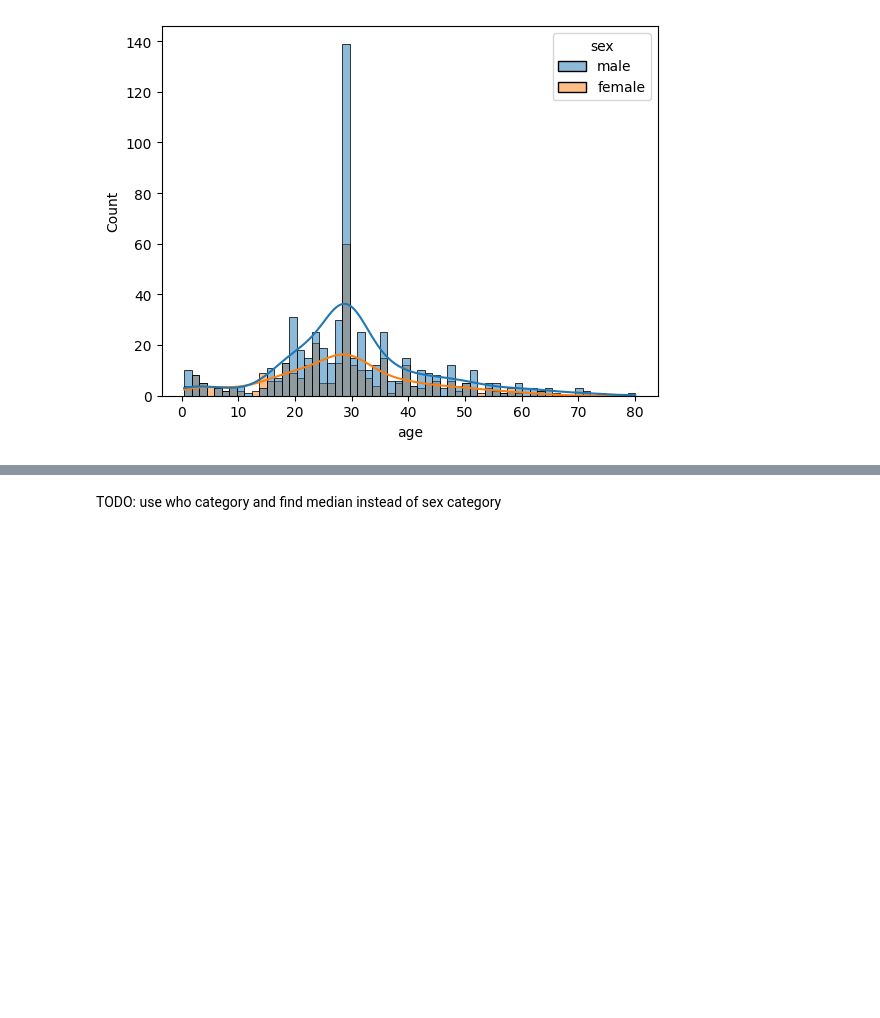
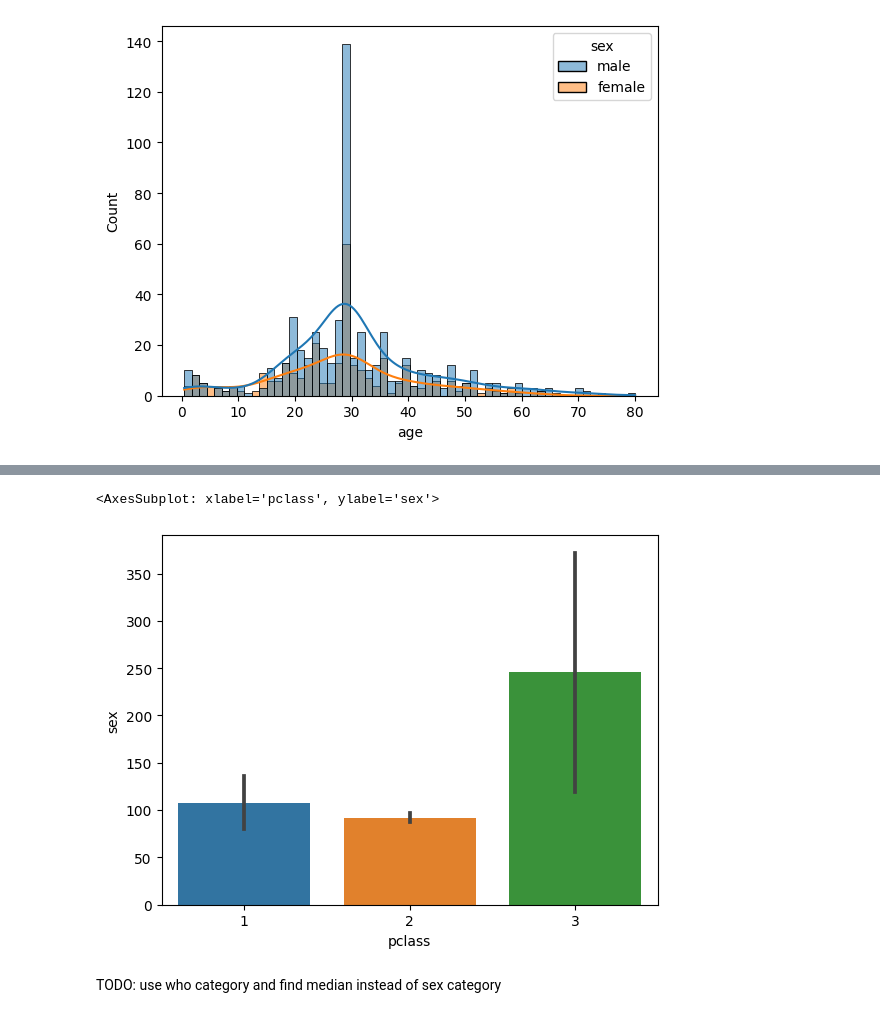
Before and after one commit to DorotaBjoorn/Databehandling-Dorota-Bjoorn, a Jupyter notebook: Code-alongs/L1_missing_aggregation.ipynb, the cells around one changed output, grey strips where cells are left out. Cells and saved outputs as stored; diff of their text form; code cells hidden in the pictures; blank space fills up the shorter version.

```diff
--- a/Code-alongs/L1_missing_aggregation.ipynb
+++ b/Code-alongs/L1_missing_aggregation.ipynb
@@ -321,0 +331,5 @@ sns.histplot(data = titanic, x = "age", kde = True, hue = "sex", bins = 60) #bin
+# %%
+import seaborn as sns
+titanic = sns.load_dataset("titanic")
+
+titanic.head()
@@ -321,0 +394,3 @@ sns.histplot(data = titanic, x = "age", kde = True, hue = "sex", bins = 60) #bin
+# %%
+survived_class = titanic.groupby(["survived", "pclass"]).count().reset_index()   #får tillbaka vanlig index DataFrame
+survived_class
@@ -321,0 +405,5 @@ sns.histplot(data = titanic, x = "age", kde = True, hue = "sex", bins = 60) #bin
+# %%
+sns.barplot(data = survived_class, x = "pclass", y = "sex")
+# %% [output]
+<AxesSubplot: xlabel='pclass', ylabel='sex'>
+[figure, added]
```
Also changed, not shown: parts of 10 cells of this notebook.
